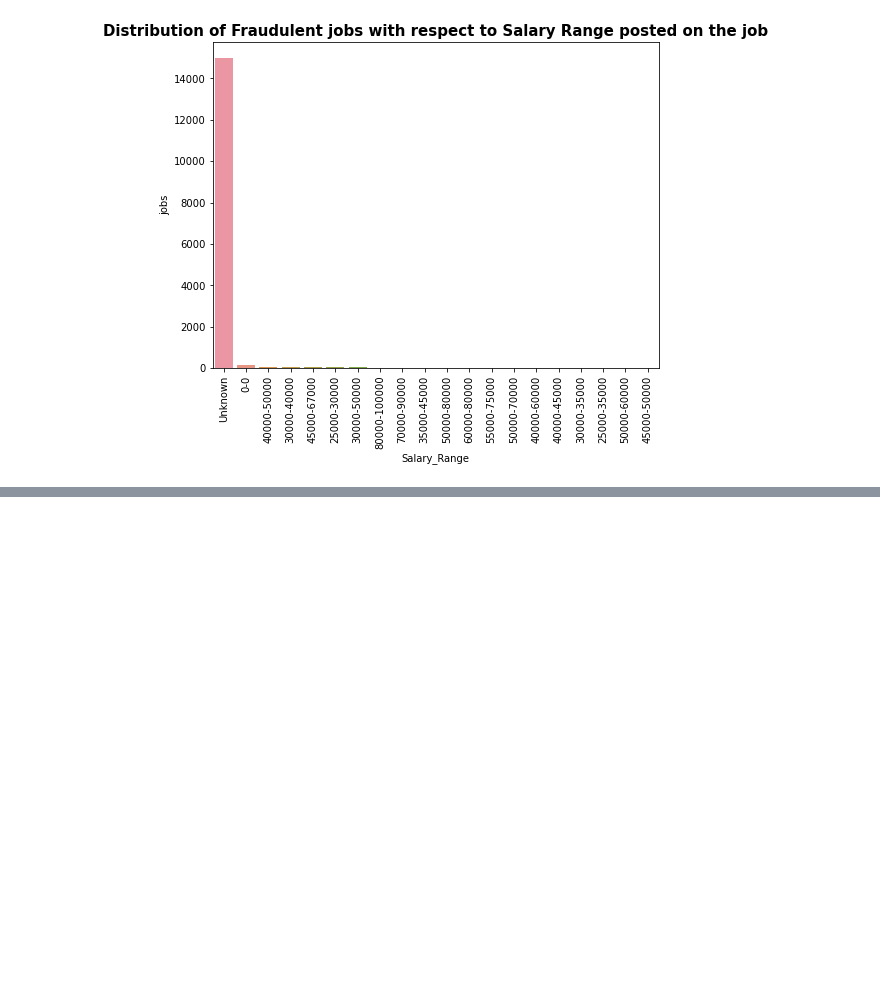
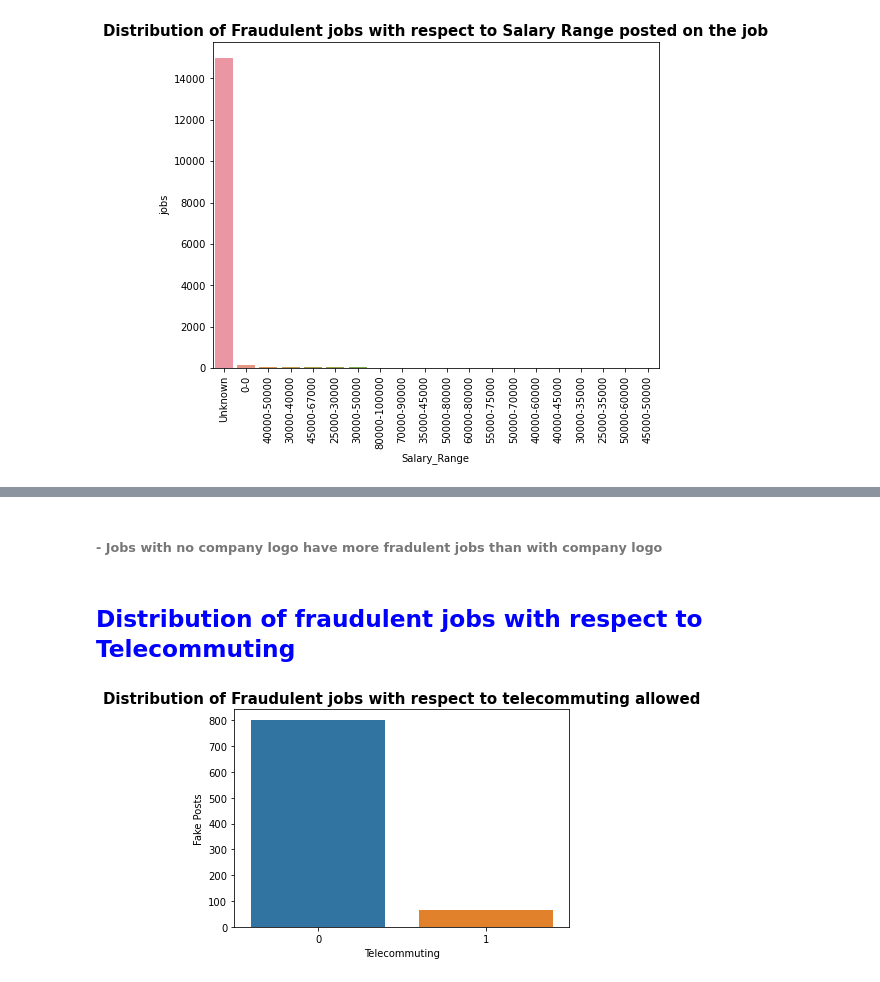
Before and after one commit to Shrestha097/Python_proj_EAS503, a Jupyter notebook: RealVsFakeJobPosting.ipynb, the cells around one changed output, grey strips where cells are left out. Drawn from its saved outputs; the diff is of its cells as text; code cells hidden in the pictures; blank space fills up the shorter version.

```diff
--- a/RealVsFakeJobPosting.ipynb
+++ b/RealVsFakeJobPosting.ipynb
@@ -1260,0 +1172,18 @@ df.neighbourhood_group.value_counts()
+# %% [markdown]
+###### - Jobs with no company logo have more fradulent jobs than with company logo
+# %% [markdown]
+<h2 style = "color : Blue"> Distribution of fraudulent jobs with respect to Telecommuting</h2>
+# %%
+sql_statement_tel = """
+select count(p.job_id) as JobPostings,telecommuting,p.fraudulent as Fraudulent from posting p
+where p.fraudulent = 1
+group by telecommuting,p.fraudulent
+"""
+df_tel = pd.read_sql_query(sql_statement_tel,conn1)
+sns.barplot(x = df_tel['telecommuting'], y = df_tel['JobPostings'])
+plt.title('Distribution of Fraudulent jobs with respect to telecommuting allowed',size=15, weight='bold')
+plt.xlabel("Telecommuting")
+plt.ylabel("Fake Posts")
+plt.show()
+# %% [output]
+[figure, added]
```
Also changed, not shown: parts of 141 cells of this notebook.
